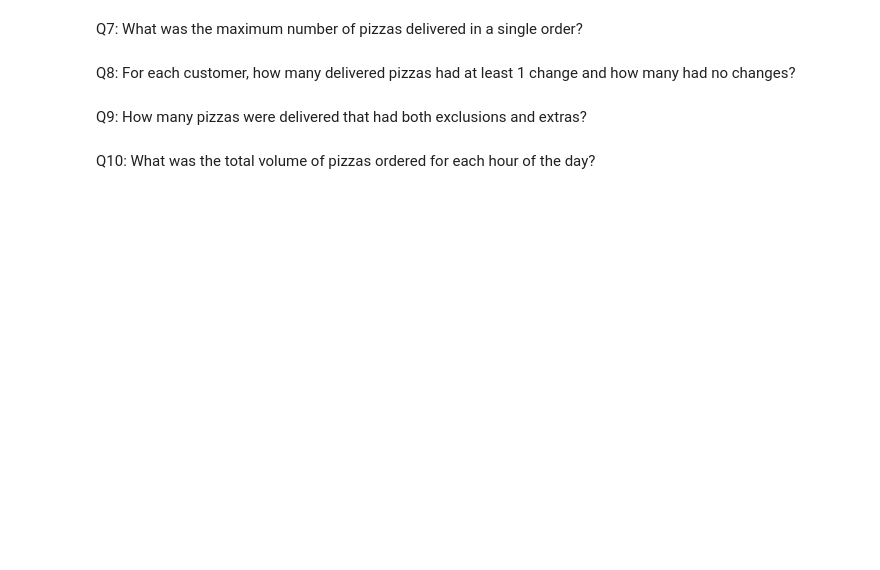
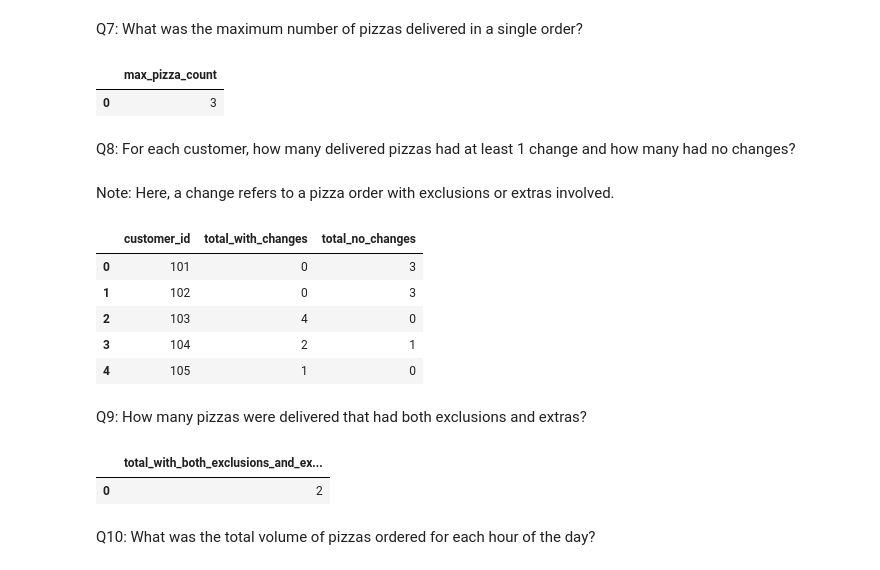
Before and after one commit to 20100215/8_Week_SQL_Challenge, a Jupyter notebook: Week 2 (Pizza Runner)/week2.ipynb, the cells around one changed output. Drawn from its saved outputs; the diff is of its cells as text; code cells hidden in the pictures; blank space fills up the shorter version.

```diff
--- a/Week 2 (Pizza Runner)/week2.ipynb
+++ b/Week 2 (Pizza Runner)/week2.ipynb
@@ -301,8 +328,61 @@ Q6: How many Vegetarian and Meatlovers were ordered by each customer?
 # %% [markdown]
 Q7: What was the maximum number of pizzas delivered in a single order?
+# %%
+query("""
+    WITH order_counts AS (
+        SELECT
+            order_id, COUNT(*) as pizza_count
+        FROM
+            customer_orders
+        GROUP BY order_id
+    )
+
+    SELECT
+        MAX(pizza_count) AS max_pizza_count
+    FROM
+        order_counts
+""")
+# %% [output]
+|  | max_pizza_count |
+| 0 | 3 |
 # %% [markdown]
 Q8: For each customer, how many delivered pizzas had at least 1 change and how many had no changes?
+# %% [markdown]
+Note: Here, a change refers to a pizza order with exclusions or extras involved.
+# %%
+query("""
+    SELECT
+        co.customer_id,
+        SUM(CASE
+            WHEN co.exclusions IS NOT NULL OR co.extras IS NOT NULL THEN 1
+            ELSE 0 END) AS total_with_changes,
+        SUM(CASE
+            WHEN co.exclusions IS NULL AND co.extras IS NULL THEN 1
+            ELSE 0 END) AS total_no_changes
+    FROM
+        customer_orders_clean co
+    GROUP BY co.customer_id
+""")
+# %% [output]
+|  | customer_id | total_with_changes | total_no_changes |
+| 0 | 101 | 0 | 3 |
+| 1 | 102 | 0 | 3 |
+| 2 | 103 | 4 | 0 |
+| 3 | 104 | 2 | 1 |
+| 4 | 105 | 1 | 0 |
 # %% [markdown]
 Q9: How many pizzas were delivered that had both exclusions and extras?
+# %%
+query("""
+    SELECT
+        SUM(CASE
+            WHEN exclusions IS NOT NULL AND extras IS NOT NULL THEN 1 ELSE 0
+        END) AS total_with_both_exclusions_and_extras
+    FROM
+        customer_orders_clean
+""")
+# %% [output]
+|  | total_with_both_exclusions_and_ex... |
+| 0 | 2 |
 # %% [markdown]
 Q10: What was the total volume of pizzas ordered for each hour of the day?
```
Also changed, not shown: parts of 5 cells of this notebook.
